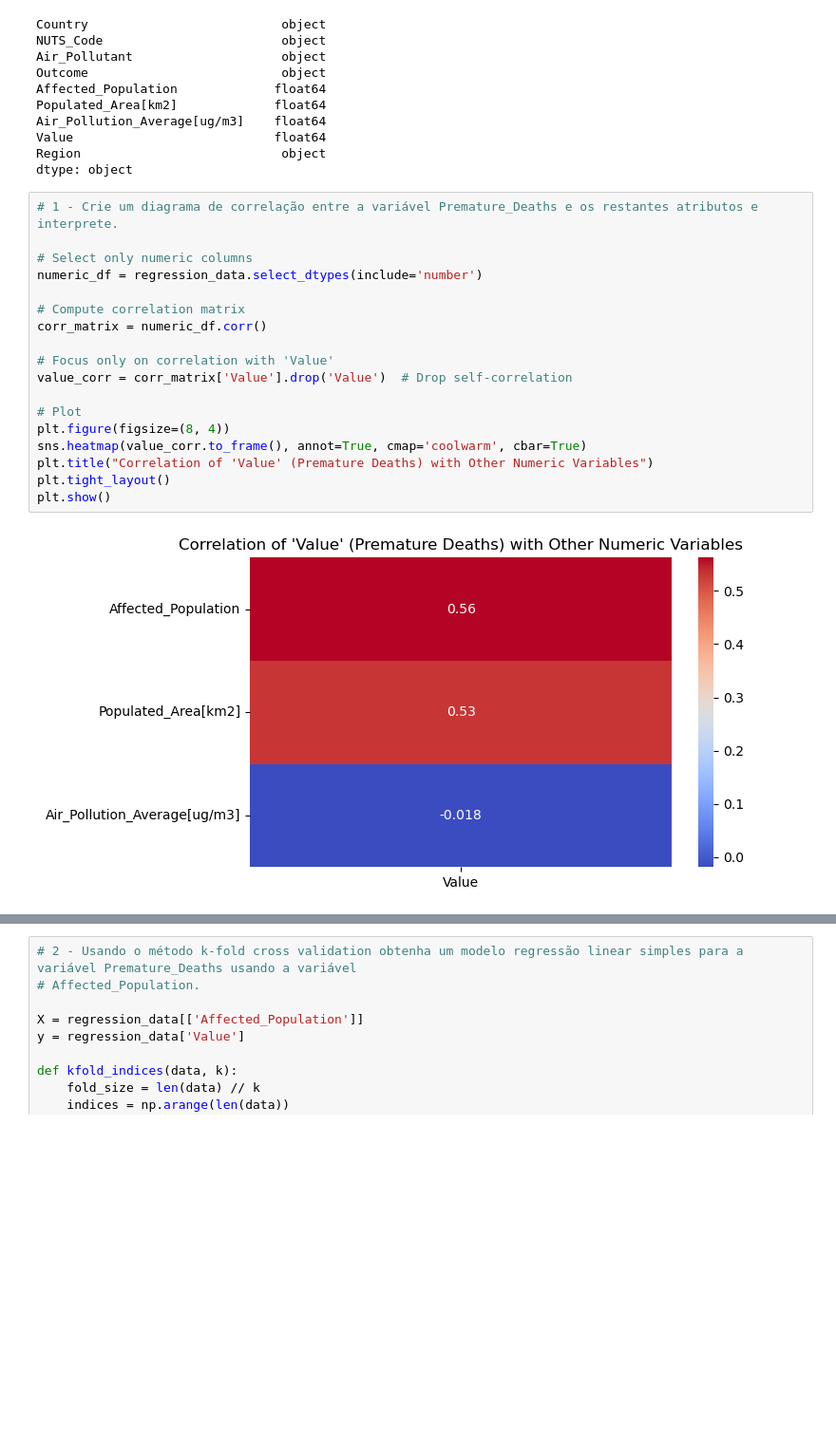
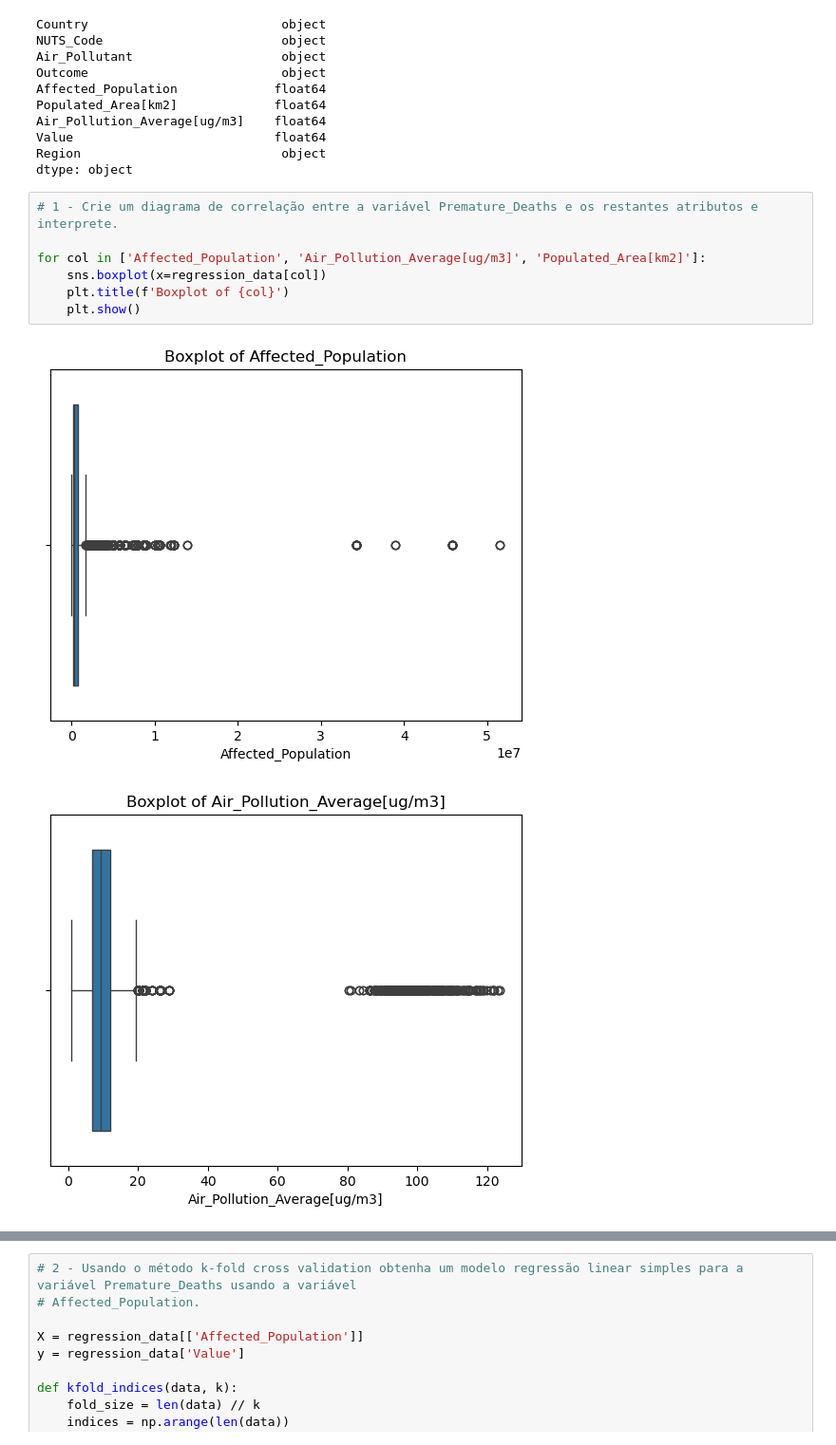
Before and after one commit to Ricardo1220901/ANADI2, a Jupyter notebook: Regressão.ipynb, the cells around one changed output, grey strips where cells are left out. Shown at 95% size. Saved outputs shown, nothing was run; the diff lists cells and outputs as text; blank space fills up the shorter version.

```diff
--- a/Regressão.ipynb
+++ b/Regressão.ipynb
@@ -179,20 +178,10 @@ dtype: object
 # %%
 # 1 - Crie um diagrama de correlação entre a variável Premature_Deaths e os restantes atributos e interprete.
 
-# Select only numeric columns
-numeric_df = regression_data.select_dtypes(include='number')
-
-# Compute correlation matrix
-corr_matrix = numeric_df.corr()
-
-# Focus only on correlation with 'Value'
-value_corr = corr_matrix['Value'].drop('Value')  # Drop self-correlation
-
-# Plot
-plt.figure(figsize=(8, 4))
-sns.heatmap(value_corr.to_frame(), annot=True, cmap='coolwarm', cbar=True)
-plt.title("Correlation of 'Value' (Premature Deaths) with Other Numeric Variables")
-plt.tight_layout()
-plt.show()
+for col in ['Affected_Population', 'Air_Pollution_Average[ug/m3]', 'Populated_Area[km2]']:
+    sns.boxplot(x=regression_data[col])
+    plt.title(f'Boxplot of {col}')
+    plt.show()
 # %% [output]
-[figure, old version]
+[figure, new version]
+[figure, added]
```
Also changed, not shown: parts of 9 cells of this notebook.
